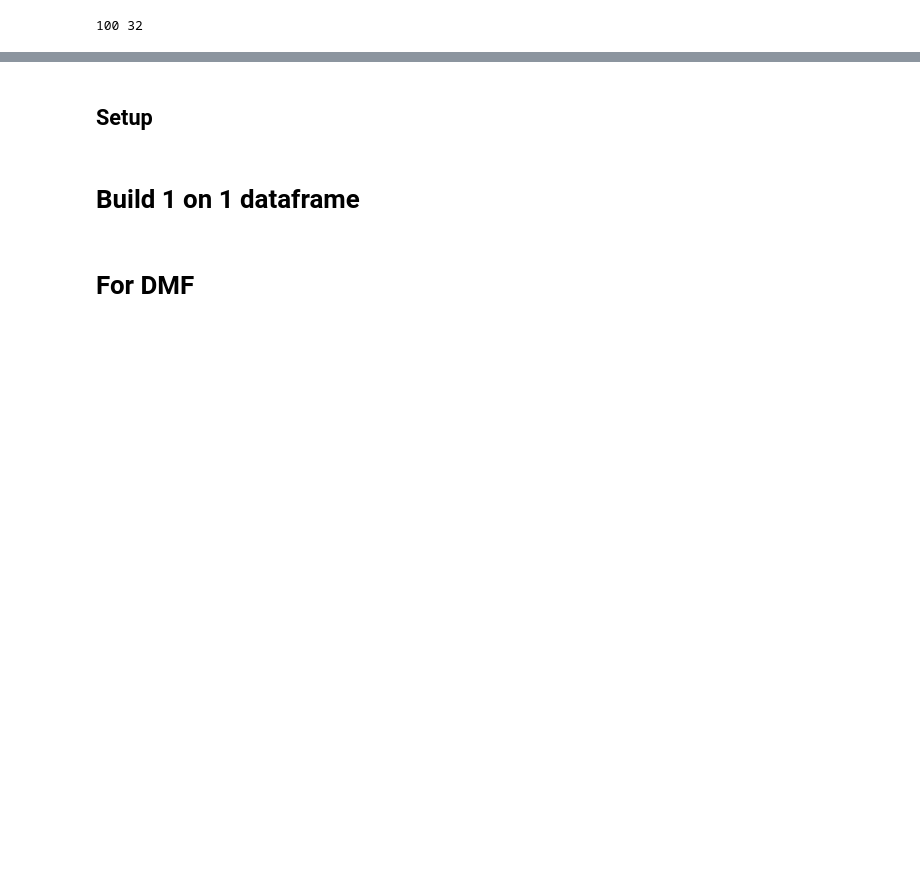
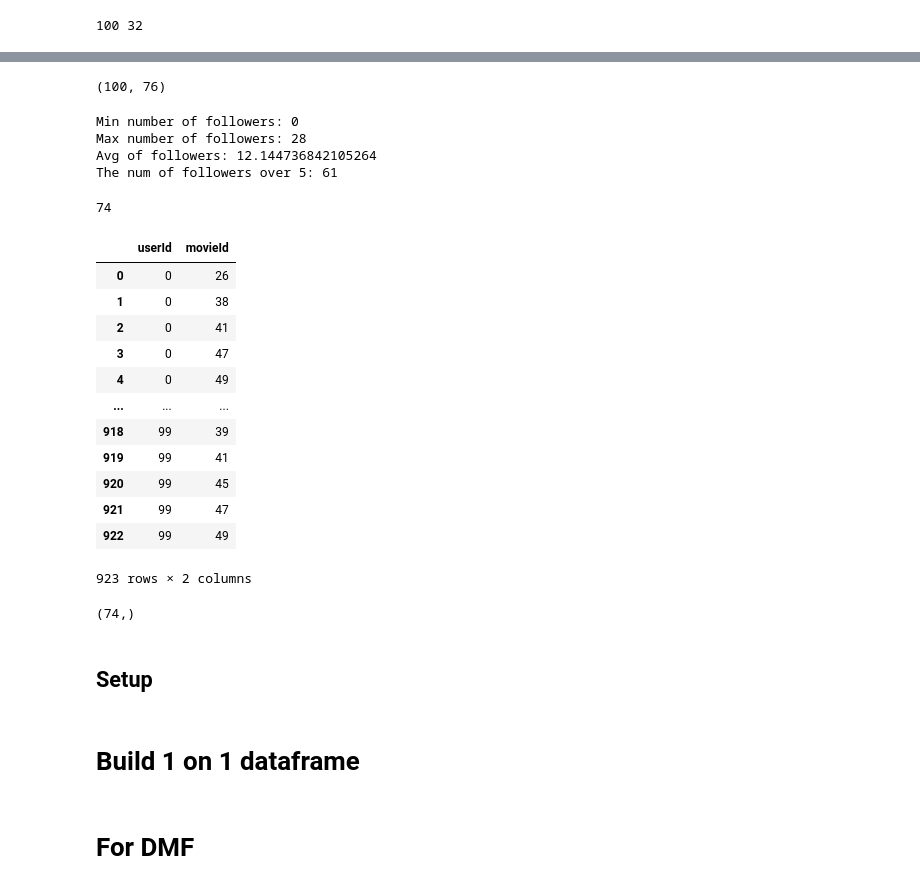
Before and after one commit to arrowill74/GPUbackup, a Jupyter notebook: MRM/SplitTrainTest-coldmovie.ipynb, the cells around one changed output, grey strips where cells are left out. Cells and saved outputs as stored; diff of their text form; code cells hidden in the pictures; blank space fills up the shorter version.

```diff
--- a/MRM/SplitTrainTest-coldmovie.ipynb
+++ b/MRM/SplitTrainTest-coldmovie.ipynb
@@ -227,7 +227,7 @@ for i in test_idx:
         if usr_following[i][j] == 1:
             add += 1
 
-    if add >= 7:
+    if add >= 6:
         new_test_idx.append(i)
 # %%
 len(new_test_idx)
@@ -248,0 +251,72 @@ print(usr_test_amount, movie_test_amount)
+# %%
+coldarea = usr_following[test_idx, :][:, less_idx]
+coldarea.shape
+# %% [output]
+(100, 76)
+# %%
+#The number of followers for each movie
+moive_followers = np.sum(coldarea, axis=0)
+# print(moive_followers)
+
+print('Min number of followers:', np.min(moive_followers))
+print('Max number of followers:', np.max(moive_followers))
+print('Avg of followers:', np.mean(moive_followers))
+
+asc = np.sort(moive_followers)
+# print(asc)
+desc = np.flip(asc)
+# print(desc)
+
+over5 = 0
+for num in moive_followers:
+    if num >= 5:
+        over5 += 1
+print('The num of followers over 5:', over5)
+# %% [output]
+Min number of followers: 0
+Max number of followers: 28
+Avg of followers: 12.144736842105264
+The num of followers over 5: 61
+# %%
+new_less_idx = []
+for j in less_idx:
+    add = 0
+    for i in test_idx:
+        if usr_following[i][j] == 1:
+            add += 1
+
+    if add > 0:
+        new_less_idx.append(j)
+print(len(new_less_idx))
+# %% [output]
+74
+# %%
+new_less_idx.sort()
+less_idx = new_less_idx
+# %%
+user = []
+movie = []
+
+for i in test_idx:
+    for j in less_idx:
+        if usr_following[i][j] == 1:
+            # build df
+            user.append(test_idx.index(i))
+            movie.append(less_idx.index(j))
+# %%
+df = pd.DataFrame(data={'userId': user, 'movieId': movie})
+df
+# %% [output]
+|  | userId | movieId |
+| 0 | 0 | 26 |
+| 1 | 0 | 38 |
+| 2 | 0 | 41 |
+| 3 | 0 | 47 |
+| 4 | 0 | 49 |
+| ... | ... | ... |
+| 918 | 99 | 39 |
+| 919 | 99 | 41 |
+| 920 | 99 | 45 |
+| 921 | 99 | 47 |
+| 922 | 99 | 49 |
+923 rows × 2 columns
@@ -249,3 +325,7 @@ print(usr_test_amount, movie_test_amount)
+# %%
+pd.unique(df['movieId']).shape
+# %% [output]
+(74,)
 # %% [markdown]
 ## Setup
 # %%
```
Also changed, not shown: parts of 6 cells of this notebook, 30 other files.
